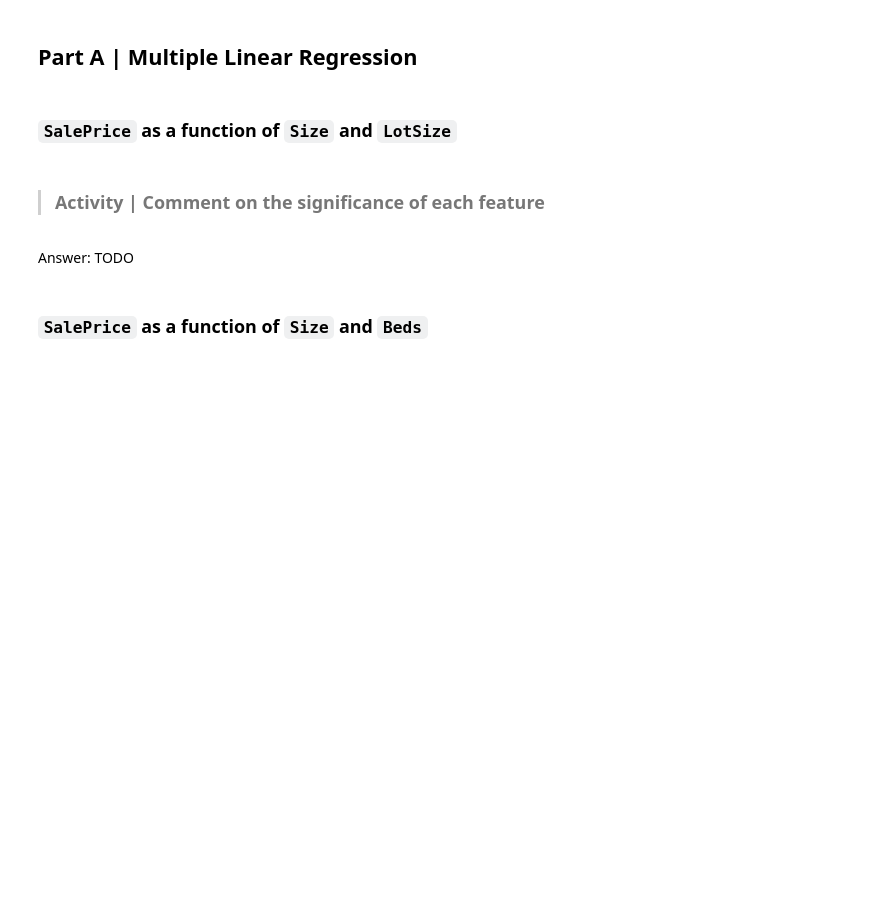
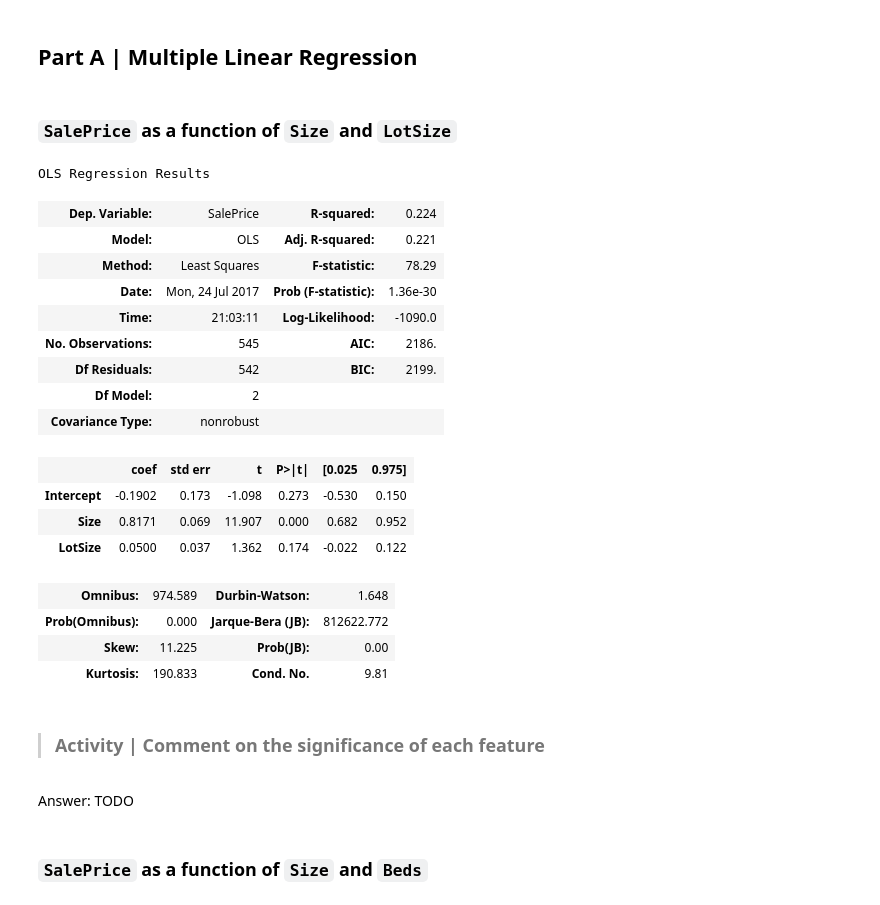
Before and after one commit to sthakuri/DS-SF-36, a Jupyter notebook: classes/09/notebooks/codealong-09-linear-regression-part-2-starter-code.ipynb, the cells around one changed output. Cells and saved outputs as stored; diff of their text form; code cells hidden in the pictures; blank space fills up the shorter version.

```diff
--- a/classes/09/notebooks/codealong-09-linear-regression-part-2-starter-code.ipynb
+++ b/classes/09/notebooks/codealong-09-linear-regression-part-2-starter-code.ipynb
@@ -30,3 +43,24 @@ df
+# %%
+smf.ols(formula = 'SalePrice ~ Size + LotSize', data = df).fit().summary()
+# %% [output]
+OLS Regression Results
+| Dep. Variable: | SalePrice | R-squared: | 0.224 |
+| Model: | OLS | Adj. R-squared: | 0.221 |
+| Method: | Least Squares | F-statistic: | 78.29 |
+| Date: | Mon, 24 Jul 2017 | Prob (F-statistic): | 1.36e-30 |
+| Time: | 21:03:11 | Log-Likelihood: | -1090.0 |
+| No. Observations: | 545 | AIC: | 2186. |
+| Df Residuals: | 542 | BIC: | 2199. |
+| Df Model: | 2 |  |  |
+| Covariance Type: | nonrobust |  |  |
+|  | coef | std err | t | P>|t| | [0.025 | 0.975] |
+| Intercept | -0.1902 | 0.173 | -1.098 | 0.273 | -0.530 | 0.150 |
+| Size | 0.8171 | 0.069 | 11.907 | 0.000 | 0.682 | 0.952 |
+| LotSize | 0.0500 | 0.037 | 1.362 | 0.174 | -0.022 | 0.122 |
+| Omnibus: | 974.589 | Durbin-Watson: | 1.648 |
+| Prob(Omnibus): | 0.000 | Jarque-Bera (JB): | 812622.772 |
+| Skew: | 11.225 | Prob(JB): | 0.00 |
+| Kurtosis: | 190.833 | Cond. No. | 9.81 |
 # %% [markdown]
 > ### Activity | Comment on the significance of each feature
 # %% [markdown]
```
Also changed, not shown: parts of 11 cells of this notebook.
